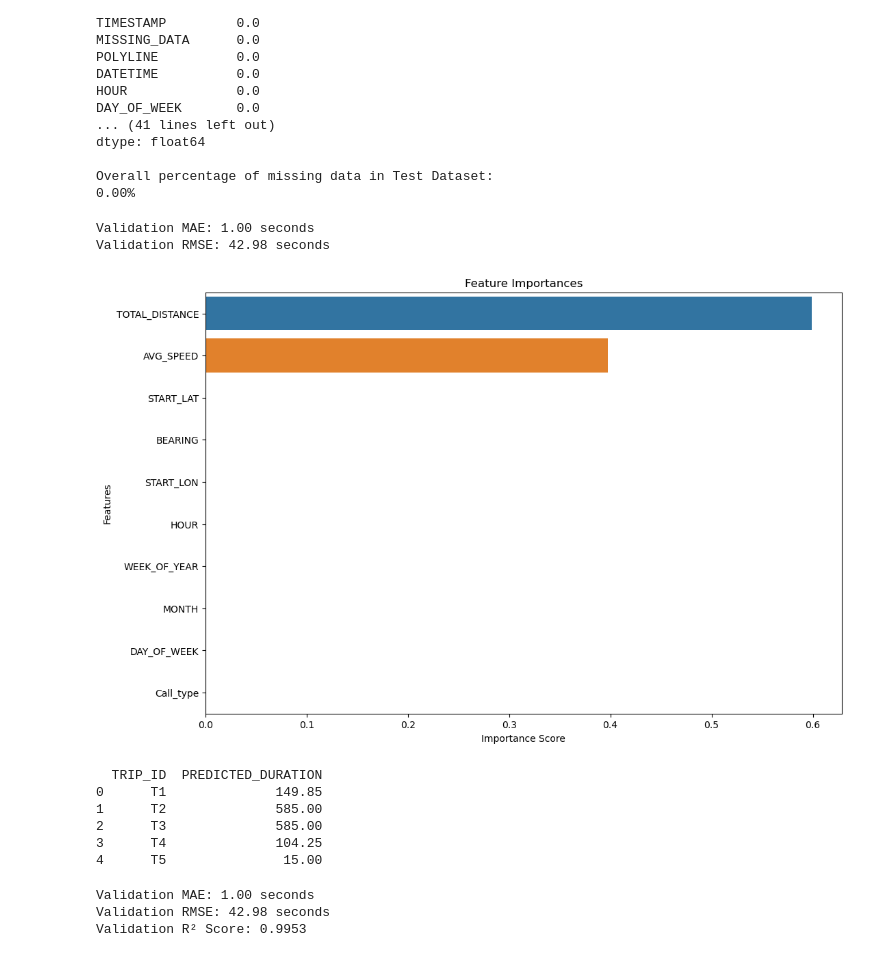
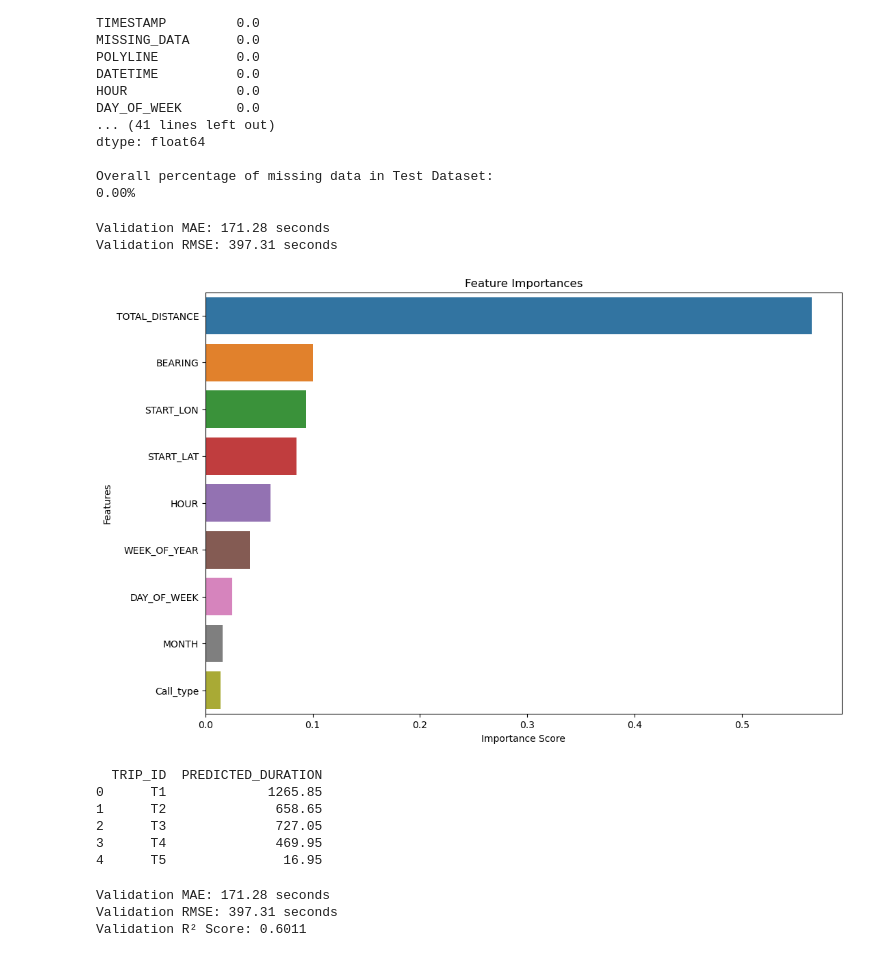
Before and after one commit to SonamNRathod/BaggageComplaintsForecasting, a Jupyter notebook: TaxiTripDuration.ipynb, the cells around one changed output. Drawn from its saved outputs; the diff is of its cells as text; code cells hidden in the pictures.

```diff
--- a/TaxiTripDuration.ipynb
+++ b/TaxiTripDuration.ipynb
@@ -479,7 +479,7 @@ Overall percentage of missing data in Test Dataset:
 feature_cols = [
     'HOUR', 'DAY_OF_WEEK', 'MONTH', 'WEEK_OF_YEAR',
     'START_LON', 'START_LAT',
-    'TOTAL_DISTANCE', 'AVG_SPEED',
+    'TOTAL_DISTANCE',
     'Call_type',
     'BEARING'
 ]
@@ -509,42 +509,42 @@ rf = RandomForestRegressor(
 rf.fit(X_train, y_train)
 
 # Predict on validation set
 y_pred_val = rf.predict(X_val)
 
 # Evaluate
 mae = mean_absolute_error(y_val, y_pred_val)
 rmse = math.sqrt(mean_squared_error(y_val, y_pred_val))
 print(f"Validation MAE: {mae:.2f} seconds")
 print(f"Validation RMSE: {rmse:.2f} seconds")
 
 # Optional: Plot feature importances
 importances = rf.feature_importances_
 feature_importances = pd.Series(importances, index=feature_cols).sort_values(ascending=False)
 plt.figure(figsize=(12,8))
 sns.barplot(x=feature_importances, y=feature_importances.index)
 plt.title("Feature Importances")
 plt.xlabel("Importance Score")
 plt.ylabel("Features")
 plt.show()
 
 # Predict on test
 test['PREDICTED_DURATION'] = rf.predict(X_test)
 
 # Display predictions
 print(test[['TRIP_ID', 'PREDICTED_DURATION']].head())
 
 # Optionally, save predictions to a CSV
 test[['TRIP_ID', 'PREDICTED_DURATION']].to_csv('predicted_durations.csv', index=False)
 # %% [output]
-Validation MAE: 1.00 seconds
-Validation RMSE: 42.98 seconds
+Validation MAE: 171.28 seconds
+Validation RMSE: 397.31 seconds
-[figure, old version]
+[figure, new version]
   TRIP_ID  PREDICTED_DURATION
-0      T1              149.85
-1      T2              585.00
-2      T3              585.00
-3      T4              104.25
-4      T5               15.00
+0      T1             1265.85
+1      T2              658.65
+2      T3              727.05
+3      T4              469.95
+4      T5               16.95
 # %%
 from sklearn.metrics import mean_absolute_error, mean_squared_error, r2_score
 r2 = r2_score(y_val, y_pred_val)
@@ -553,6 +553,6 @@ print(f"Validation MAE: {mae:.2f} seconds")
 print(f"Validation RMSE: {rmse:.2f} seconds")
 print(f"Validation R² Score: {r2:.4f}")
 # %% [output]
-Validation MAE: 1.00 seconds
-Validation RMSE: 42.98 seconds
-Validation R² Score: 0.9953
+Validation MAE: 171.28 seconds
+Validation RMSE: 397.31 seconds
+Validation R² Score: 0.6011
```
Also changed, not shown: parts of 3 cells of this notebook.
